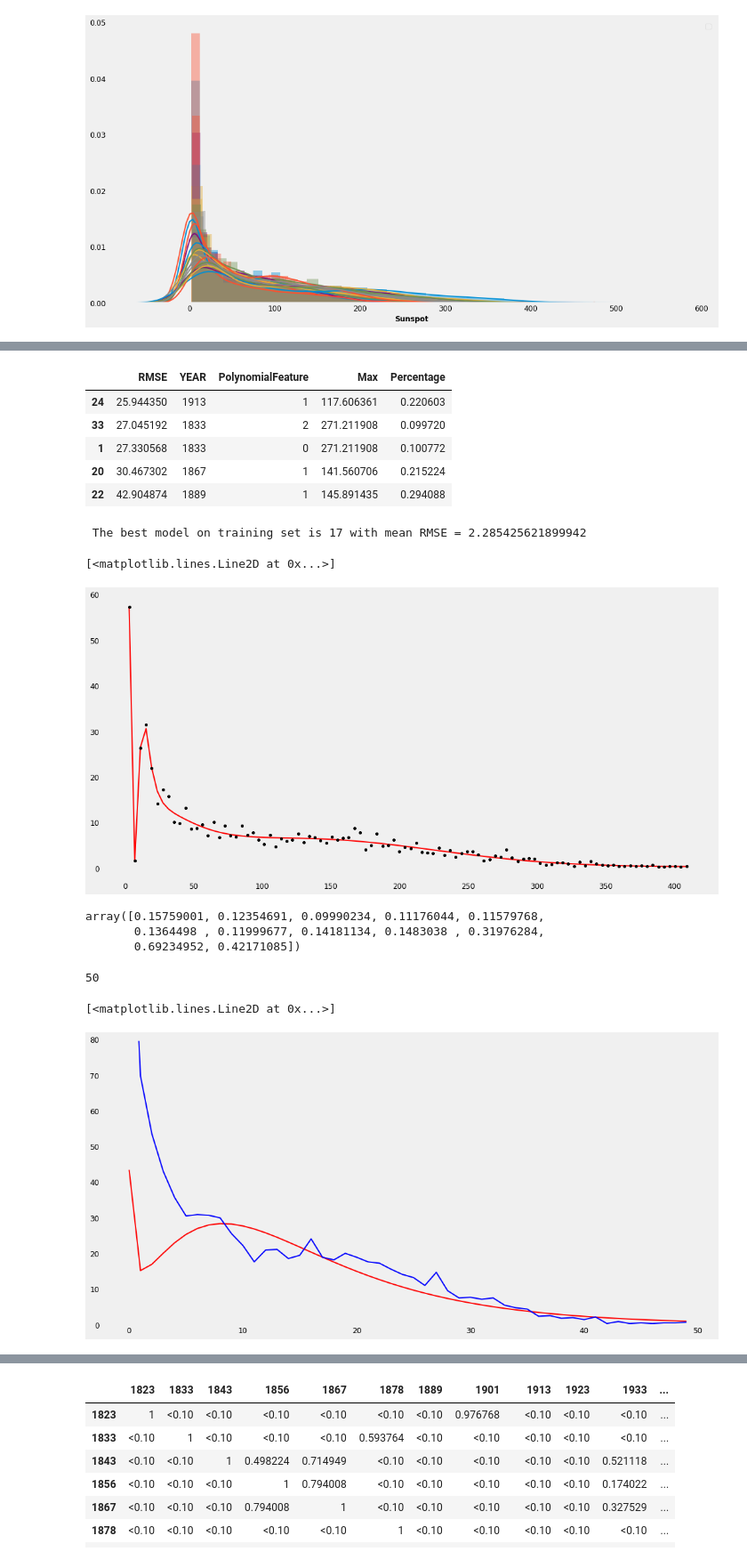
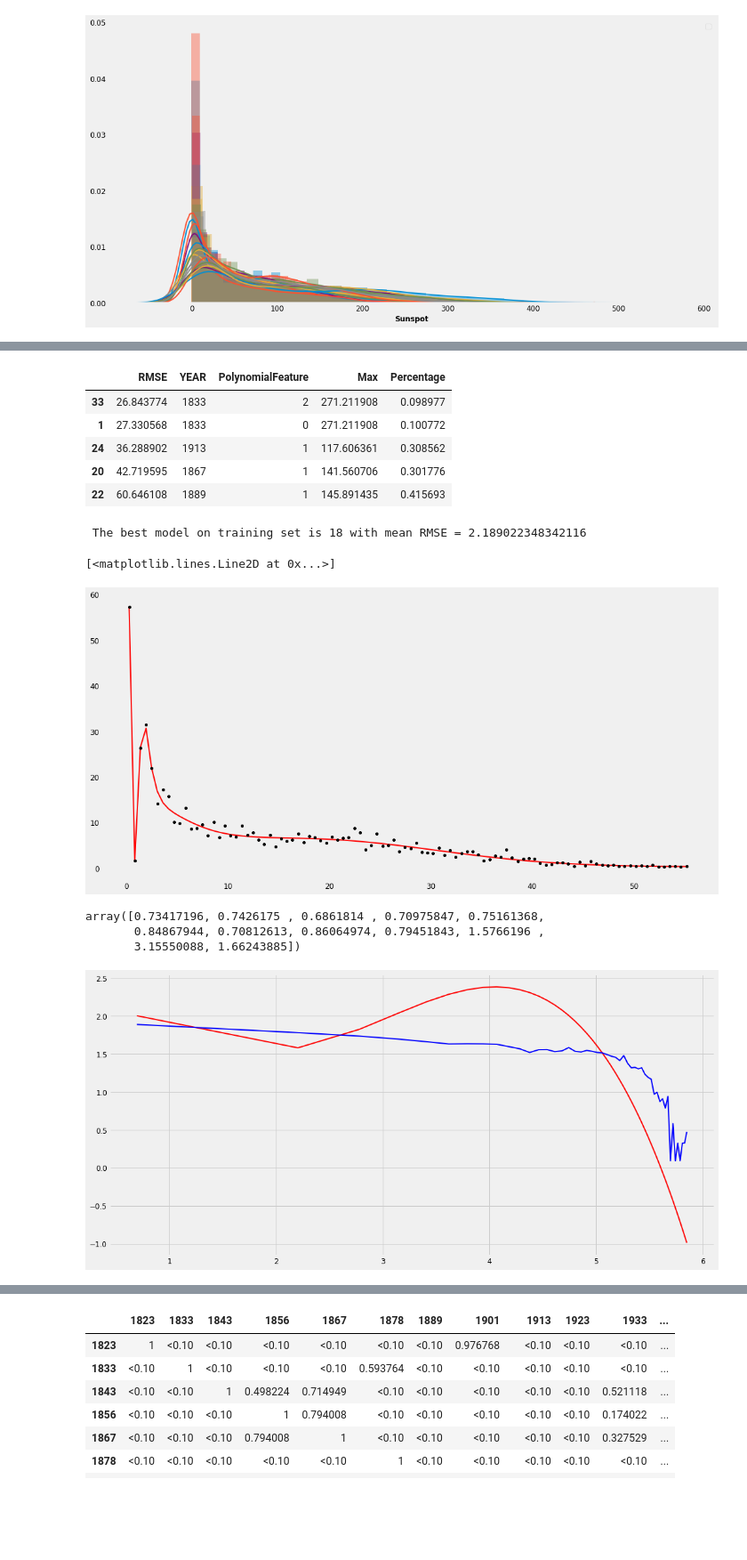
Before and after one commit to PieroPaialungaAI/AdvancedStatistics, a Jupyter notebook: Advanced Statistics.ipynb, the cells around one changed output, grey strips where cells are left out. Shown at 89% size. Drawn from its saved outputs; the diff is of its cells as text; code cells hidden in the pictures; blank space fills up the shorter version.

```diff
--- a/Advanced Statistics.ipynb
+++ b/Advanced Statistics.ipynb
@@ -326,15 +324,15 @@ for n in N_FEAT:
     for j in range(len(C_YEAR)-2):
         cicle=c_data[(c_data['Year']>=C_YEAR[j]) & (c_data['Year']<=C_YEAR[j+1])]
         x=np.histogram(cicle.Sunspot,bins=100)[1][0:100].astype(float)
-        y=np.histogram(cicle.Sunspot,bins=100)[0].astype(float)+2
+        y=np.histogram(cicle.Sunspot,bins=100)[0].astype(float)
         #y=y+1
         #x=x+1
         #y=np.array(y)
-        x=np.log(x)
+        x=np.log(x+2)
         #print(y)
         x=x.reshape(-1,1)
-        y=np.log(y)
-        X_.append(np.exp(x))
+        y=np.log(y+2)
+        X_.append(np.exp(x-2))
         y=y.reshape(-1,1)
         y_min=y.min()
         #y=y-y.min()
@@ -378,11 +376,11 @@ res.sort_values(by='RMSE').head()
 res.sort_values(by='RMSE').tail()
 # %% [output]
 |  | RMSE | YEAR | PolynomialFeature | Max | Percentage |
-| 24 | 25.944350 | 1913 | 1 | 117.606361 | 0.220603 |
-| 33 | 27.045192 | 1833 | 2 | 271.211908 | 0.099720 |
+| 33 | 26.843774 | 1833 | 2 | 271.211908 | 0.098977 |
 | 1 | 27.330568 | 1833 | 0 | 271.211908 | 0.100772 |
-| 20 | 30.467302 | 1867 | 1 | 141.560706 | 0.215224 |
-| 22 | 42.904874 | 1889 | 1 | 145.891435 | 0.294088 |
+| 24 | 36.288902 | 1913 | 1 | 117.606361 | 0.308562 |
+| 20 | 42.719595 | 1867 | 1 | 141.560706 | 0.301776 |
+| 22 | 60.646108 | 1889 | 1 | 145.891435 | 0.415693 |
 # %%
 MEAN_RMSE=[]
 for n in N_FEAT:
@@ -394,13 +392,13 @@ min_rmse=MEAN_RMSE.min()
 # %%
 print (' The best model on training set is ' + str(min_mod)+' with mean RMSE = '+str(min_rmse))
 # %% [output]
- The best model on training set is 17 with mean RMSE = 2.285425621899942
+ The best model on training set is 18 with mean RMSE = 2.189022348342116
 # %%
 plt.plot(X_[len(PRED)-1],PRED[len(PRED)-1],color='red')
 plt.plot(X_[len(PRED)-1],Y[len(PRED)-1],'.k')
 # %% [output]
 [<matplotlib.lines.Line2D at 0x...>]
-[figure, old version]
+[figure, new version]
 # %%
 MODELS=[]
 for c in range(len(COEF_N)):
@@ -411,12 +409,12 @@ for c in range(len(COEF_N)):
 # %%
 def make_prediction(degree):
     x=np.histogram(cicle.Sunspot,bins=50)[1][0:50].astype(float)
-    x=np.log(x+1)
-    y=np.histogram(cicle.Sunspot,bins=50)[0].astype(float)
+    x=np.log(x+4)
+    #y=np.histogram(cicle.Sunspot,bins=50)[0].astype(float)
     pred=MODELS[degree][0]
     for i in range(1,degree+1):
         pred=pred+x**i*MODELS[degree][i]
-    return pred
+    return pred-2
 # %%
 PRED=[]
 RMSE=[]
@@ -424,17 +422,19 @@ RMSE=[]
 cicle=c_data[(c_data['Year']>=C_YEAR[j+1]) & (c_data['Year']<=C_YEAR[j+2])]
 x=np.histogram(cicle.Sunspot,bins=50)[1][0:50].astype(float)
 y=np.histogram(cicle.Sunspot,bins=50)[0].astype(float)
-y=y+1
+y=y+2
+y=np.log(y)
+
 #x=x+1
 #y=np.array(y)
-x=np.log(x)
+x=np.log(x+2)
 #print(y)
 x=x.reshape(-1,1)
 y=np.log(y)
 Y=[]
 #y=y.reshape(-1,1
 for n in range(1,len(N_FEAT)):
-    y=y-y.min()
+    #y=y-y.min()
     poly = PolynomialFeatures(N_FEAT[n])
     pred=make_prediction(N_FEAT[n])
     RMSE.append(np.sqrt(mse(pred,y)))
@@ -445,22 +450,18 @@ for n in range(1,len(N_FEAT)):
 # %%
 RMSE=np.array(RMSE)
 PERC=RMSE/y.max()
-# %%
-PERC
-# %% [output]
-array([0.15759001, 0.12354691, 0.09990234, 0.11176044, 0.11579768,
-       0.1364498 , 0.11999677, 0.14181134, 0.1483038 , 0.31976284,
-       0.69234952, 0.42171085])
 # %%
 best_degree=1+RMSE.argmin()
-# %%
-len(make_prediction(best_degree))
-# %% [output]
-50
+# %%
+RMSE
+# %% [output]
+array([0.73417196, 0.7426175 , 0.6861814 , 0.70975847, 0.75161368,
+       0.84867944, 0.70812613, 0.86064974, 0.79451843, 1.5766196 ,
+       3.15550088, 1.66243885])
 # %%
-plt.ylim(0,80)
-plt.plot(np.exp(make_prediction(best_degree)-1),color='red')
-plt.plot(np.exp(y-1),color='blue')
+#plt.ylim(0,10)
+plt.plot(x,(make_prediction(best_degree)),color='red')
+plt.plot(x,(y),color='blue')
+plt.grid(True)
 # %% [output]
-[<matplotlib.lines.Line2D at 0x...>]
-[figure, old version]
+[figure, new version]
```
Also changed, not shown: parts of 63 cells of this notebook.
